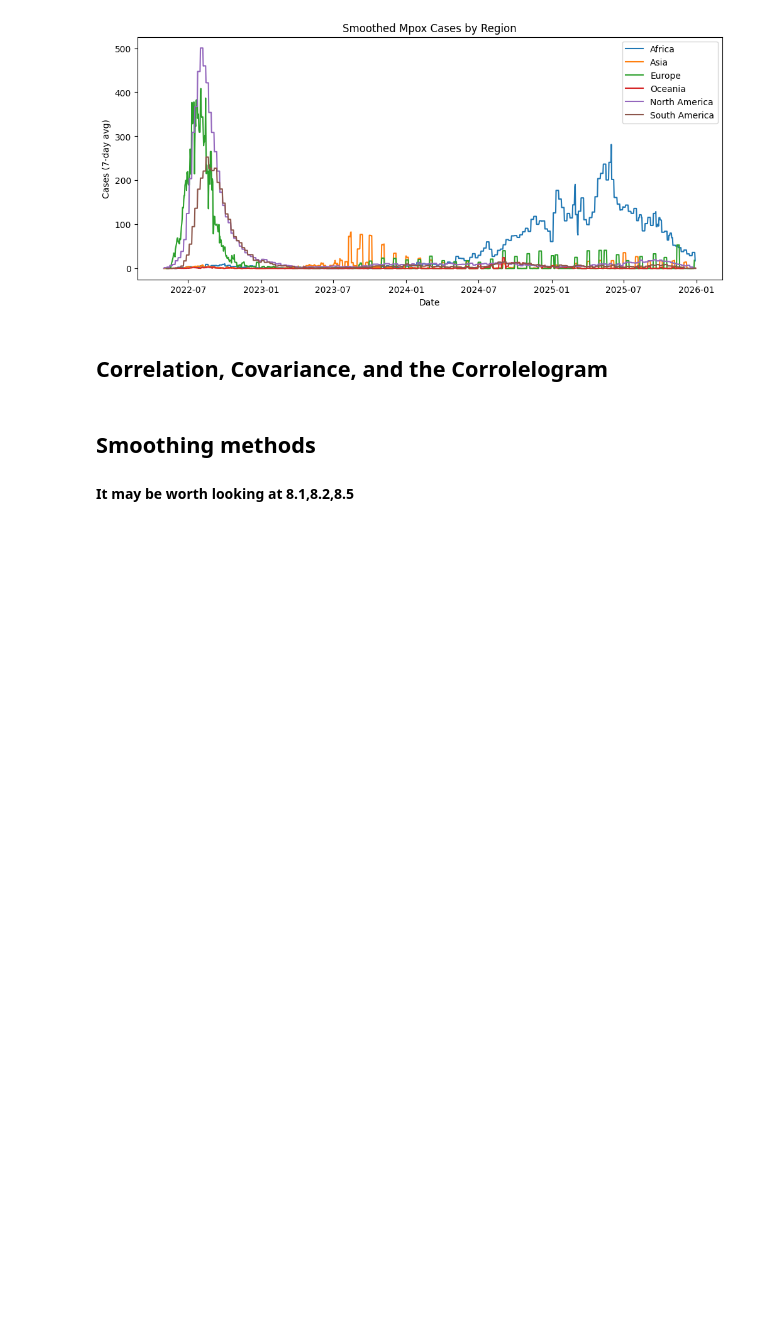
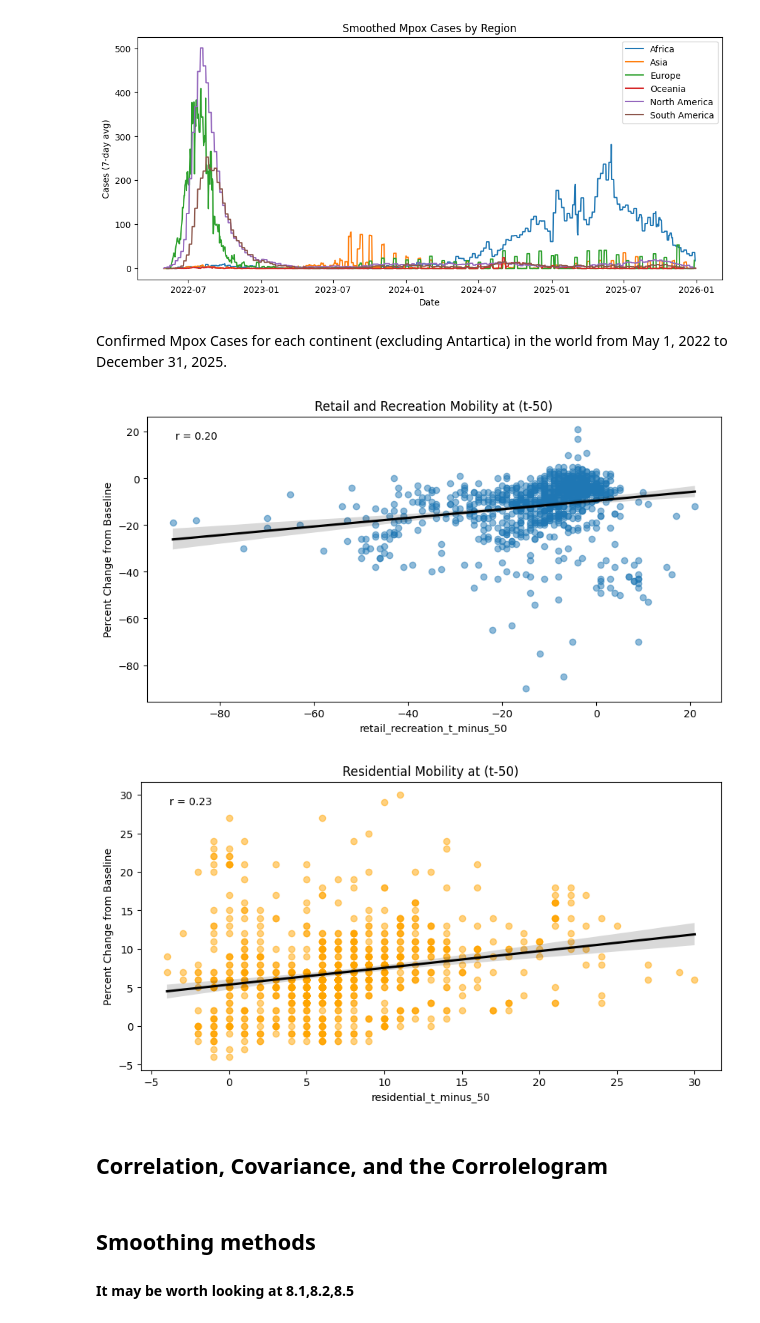
Before and after one commit to computationalUncertaintyLab/TSID, a Jupyter notebook: ch1.ipynb, the cells around one changed output. Cells and saved outputs as stored; diff of their text form; code cells hidden in the pictures; blank space fills up the shorter version.

```diff
--- a/ch1.ipynb
+++ b/ch1.ipynb
@@ -469,6 +473,54 @@ plt.ylabel("Cases (7-day avg)")
 plt.show()
 # %% [output]
 [figure]
+# %% [markdown]
+Confirmed Mpox Cases for each continent (excluding Antartica) in the world from May 1, 2022 to December 31, 2025.
+# %%
+import seaborn as sns
+
+pa_CM = pa_CM.sort_values("date") #Sorts data by date
+pa_CM["retail_recreation_t_minus_50"] = (
+    pa_CM["retail_and_recreation_percent_change_from_baseline"].shift(50)
+)                                                        #Adds new vaiable for t-50 that looks at values 50 days before
+
+plt.figure(figsize=(10, 5))       #sets up plot
+sns.regplot(x="retail_recreation_t_minus_50", y="retail_and_recreation_percent_change_from_baseline",
+            data= pa_CM, line_kws={"color": "black"}, scatter_kws= {"alpha": 0.5})  #creates a scatter plot with the regression line
+reg1= pa_CM["retail_recreation_t_minus_50"].corr(pa_CM["retail_and_recreation_percent_change_from_baseline"]) #calculates correlation coefficent, r
+plt.title("Retail and Recreation Mobility at (t-50)")
+plt.text(
+    0.05, 0.95,
+    f"r = {reg1:.2f}",
+    transform=plt.gca().transAxes,
+    ha="left",
+    va="top"
+)                       #adds correlation coefficent to top corner of the graph
+
+plt.xlabel("retail_recreation_t_minus_50")
+plt.ylabel("Percent Change from Baseline")
+plt.show()
+
+pa_CM["residential_t_minus_50"] = (
+    pa_CM["residential_percent_change_from_baseline"].shift(50)
+)
+plt.figure(figsize=(10, 5))
+sns.regplot(x="residential_t_minus_50", y="residential_percent_change_from_baseline",  data= pa_CM,
+            scatter_kws= {"color": "orange" , "alpha": 0.5} , line_kws={"color": "black"})
+reg2= pa_CM["residential_t_minus_50"].corr(pa_CM["residential_percent_change_from_baseline"])
+plt.title("Residential Mobility at (t-50)")
+plt.text(
+    0.05, 0.95,
+    f"r = {reg2:.2f}",
+    transform=plt.gca().transAxes,
+    ha="left",
+    va="top"
+)
+plt.xlabel("residential_t_minus_50")
+plt.ylabel("Percent Change from Baseline")
+plt.show()
+# %% [output]
+[figure, added]
+[figure, added]
 # %% [markdown]
 ## Correlation, Covariance, and the Corrolelogram
 # %%
```
Also changed, not shown: parts of 4 cells of this notebook.
